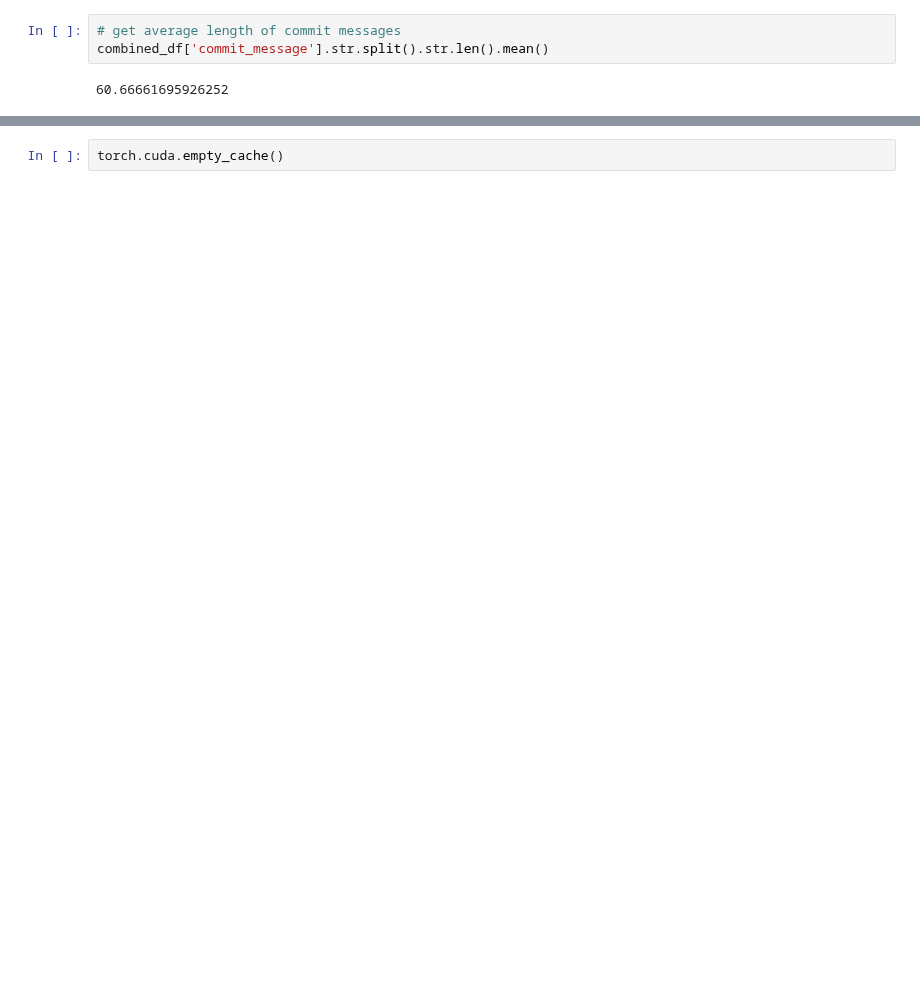
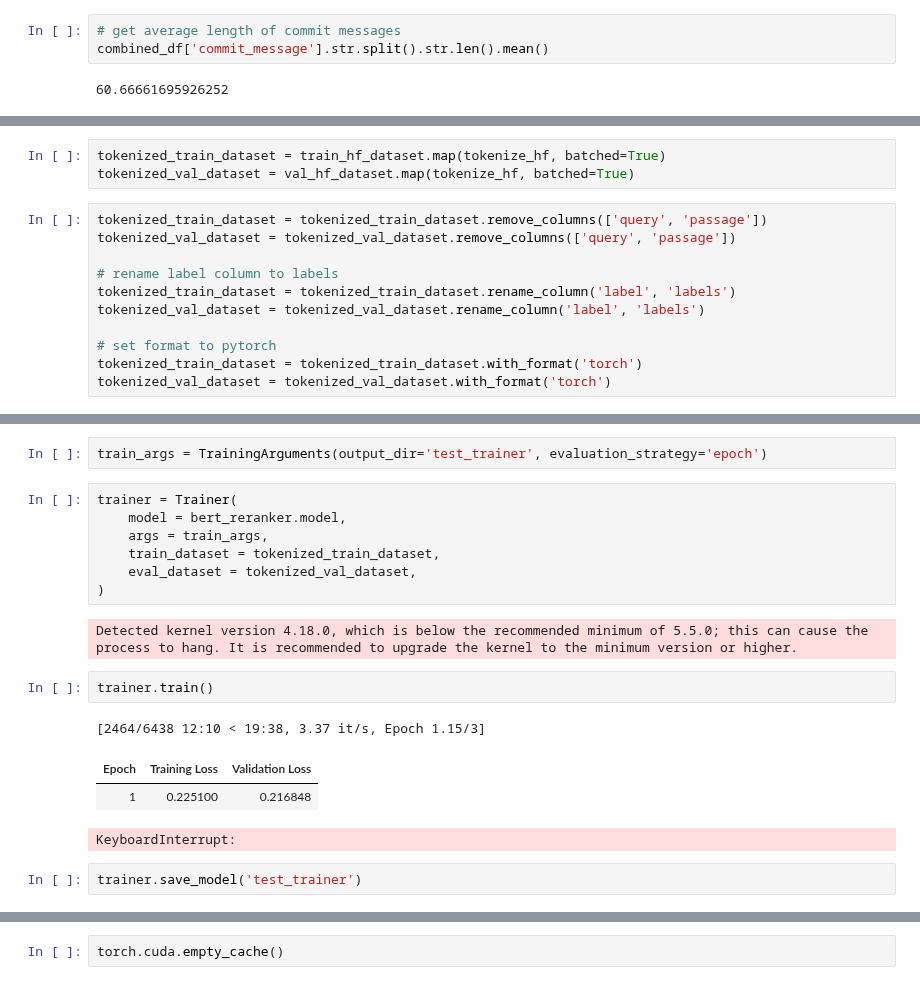
Before and after one commit to Siddharth-Gandhi/ds, a Jupyter notebook: notebooks/BERTReranker.ipynb, the cells around one changed output, grey strips where cells are left out. Cells and saved outputs as stored; diff of their text form; blank space fills up the shorter version.

```diff
--- a/notebooks/BERTReranker.ipynb
+++ b/notebooks/BERTReranker.ipynb
@@ -661,0 +792,14 @@ test_dataloader = DataLoader(test_dataset, batch_size=bert_reranker.batch_size,
+# %%
+tokenized_train_dataset = train_hf_dataset.map(tokenize_hf, batched=True)
+tokenized_val_dataset = val_hf_dataset.map(tokenize_hf, batched=True)
+# %%
+tokenized_train_dataset = tokenized_train_dataset.remove_columns(['query', 'passage'])
+tokenized_val_dataset = tokenized_val_dataset.remove_columns(['query', 'passage'])
+
+# rename label column to labels
+tokenized_train_dataset = tokenized_train_dataset.rename_column('label', 'labels')
+tokenized_val_dataset = tokenized_val_dataset.rename_column('label', 'labels')
+
+# set format to pytorch
+tokenized_train_dataset = tokenized_train_dataset.with_format('torch')
+tokenized_val_dataset = tokenized_val_dataset.with_format('torch')
@@ -661,0 +835,20 @@ test_dataloader = DataLoader(test_dataset, batch_size=bert_reranker.batch_size,
+# %%
+train_args = TrainingArguments(output_dir='test_trainer', evaluation_strategy='epoch')
+# %%
+trainer = Trainer(
+    model = bert_reranker.model,
+    args = train_args,
+    train_dataset = tokenized_train_dataset,
+    eval_dataset = tokenized_val_dataset,
+)
+# %% [output]
+Detected kernel version 4.18.0, which is below the recommended minimum of 5.5.0; this can cause the process to hang. It is recommended to upgrade the kernel to the minimum version or higher.
+# %%
+trainer.train()
+# %% [output]
+[2464/6438 12:10 < 19:38, 3.37 it/s, Epoch 1.15/3]
+| Epoch | Training Loss | Validation Loss |
+| 1 | 0.225100 | 0.216848 |
+KeyboardInterrupt:
+# %%
+trainer.save_model('test_trainer')
```
Also changed, not shown: parts of 41 cells of this notebook, 2 other files.
